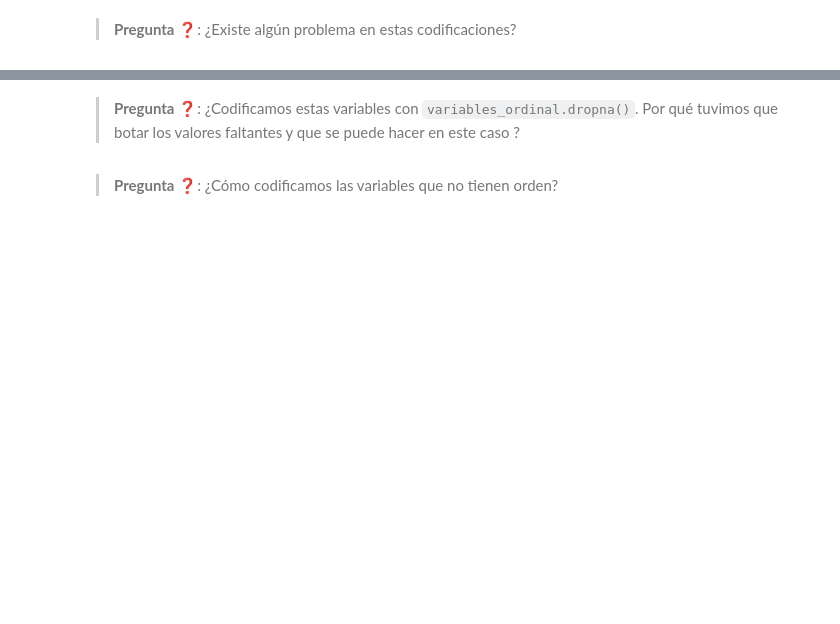
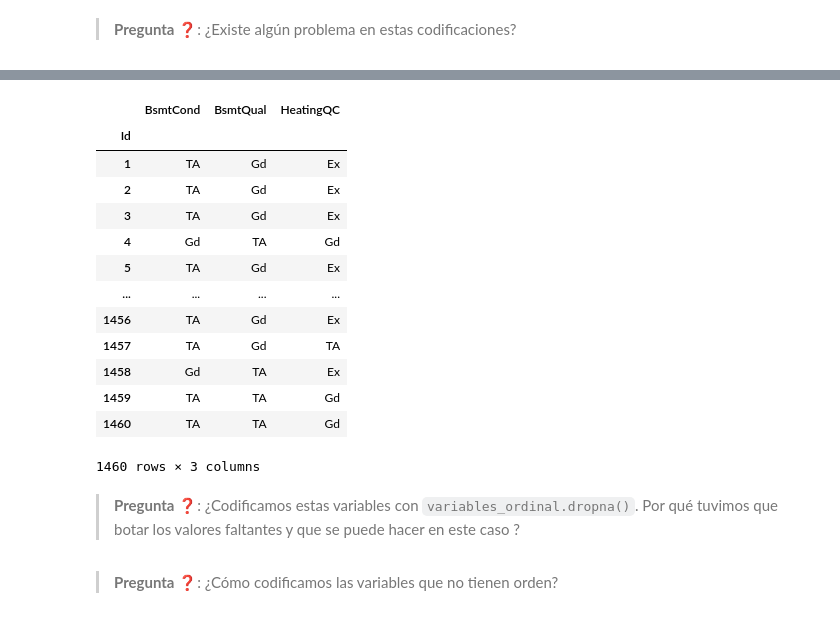
Before and after one commit to MDS7202/MDS7202, a Jupyter notebook: clases/2026-01/09_Feature_Engineering.ipynb, the cells around one changed output, grey strips where cells are left out. Drawn from its saved outputs; the diff is of its cells as text; code cells hidden in the pictures; blank space fills up the shorter version.

```diff
--- a/clases/2026-01/09_Feature_Engineering.ipynb
+++ b/clases/2026-01/09_Feature_Engineering.ipynb
@@ -703,3 +884,20 @@ pd.DataFrame(ordinales, columns = ['BsmtCond', 'BsmtQual','HeatingQC'])
+# %%
+variables_ordinal
+# %% [output]
+|  | BsmtCond | BsmtQual | HeatingQC |
+| Id |  |  |  |
+| 1 | TA | Gd | Ex |
+| 2 | TA | Gd | Ex |
+| 3 | TA | Gd | Ex |
+| 4 | Gd | TA | Gd |
+| 5 | TA | Gd | Ex |
+| ... | ... | ... | ... |
+| 1456 | TA | Gd | Ex |
+| 1457 | TA | Gd | TA |
+| 1458 | Gd | TA | Ex |
+| 1459 | TA | TA | Gd |
+| 1460 | TA | TA | Gd |
+1460 rows × 3 columns
 # %% [markdown]
 > **Pregunta ❓**: ¿Codificamos estas variables con `variables_ordinal.dropna()`. Por qué tuvimos que botar los valores faltantes y que se puede hacer en este caso ?
 # %% [markdown]
```
Also changed, not shown: parts of 21 cells of this notebook.
